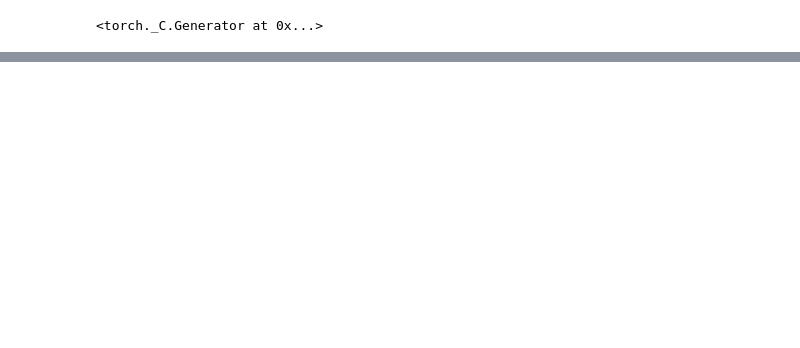
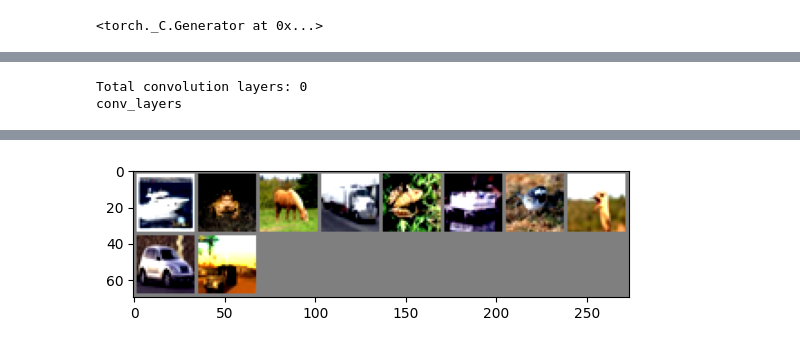
Before and after one commit to aakashvardhan/s9-advanced-conv-data-aug, a Jupyter notebook: notebooks/model_train.ipynb, the cells around one changed output, grey strips where cells are left out. Drawn from its saved outputs; the diff is of its cells as text; code cells hidden in the pictures; blank space fills up the shorter version.

```diff
--- a/notebooks/model_train.ipynb
+++ b/notebooks/model_train.ipynb
@@ -22,7 +22,7 @@ torch.manual_seed(1)
 <torch._C.Generator at 0x...>
 # %%
 config['epochs'] = 100
-config['n_channels'] = 36
+config['n_channels'] = 38
 config['batch_size'] = 128
 config['lr_scheduler'] = 'step_lr'
 config['step_size'] = 20
@@ -100,0 +105,45 @@ plt_misclassified_images(config, misclass_imgs, misclass_targets, misclass_preds
+# %%
+import torch.nn as nn
+
+# we will save the conv layer weights in this list
+model_weights =[]
+#we will save the 49 conv layers in this list
+conv_layers = []
+# get all the model children as list
+model_children = list(model.children())
+#counter to keep count of the conv layers
+counter = 0
+#append all the conv layers and their respective wights to the list
+
+model_children = model.children()
+for children in model_children:
+    if type(children) == nn.Sequential:
+        for child in children:
+            if type(child) == nn.Conv2d:
+                counter += 1
+                model_weights.append(child.weight)
+                conv_layers.append(child)
+
+print(f"Total convolution layers: {counter}")
+print("conv_layers")
+# %% [output]
+Total convolution layers: 0
+conv_layers
+# %%
+import torch
+import torchvision
+import torchvision.transforms as transforms
+import matplotlib.pyplot as plt
+import numpy as np
+
+def imshow(img):
+    img = img / 2 + 0.5     # unnormalize
+    npimg = img.numpy()
+    plt.imshow(np.transpose(npimg, (1, 2, 0)))
+    plt.show()
+
+# get some random training images
+dataiter = iter(test_loader)
+images, labels = next(dataiter)
+imshow(torchvision.utils.make_grid(images[:10]))
+# %% [output]
@@ -100,0 +151 @@ plt_misclassified_images(config, misclass_imgs, misclass_targets, misclass_preds
+[figure, added]
```
Also changed, not shown: parts of 9 cells of this notebook, 1 other file.
